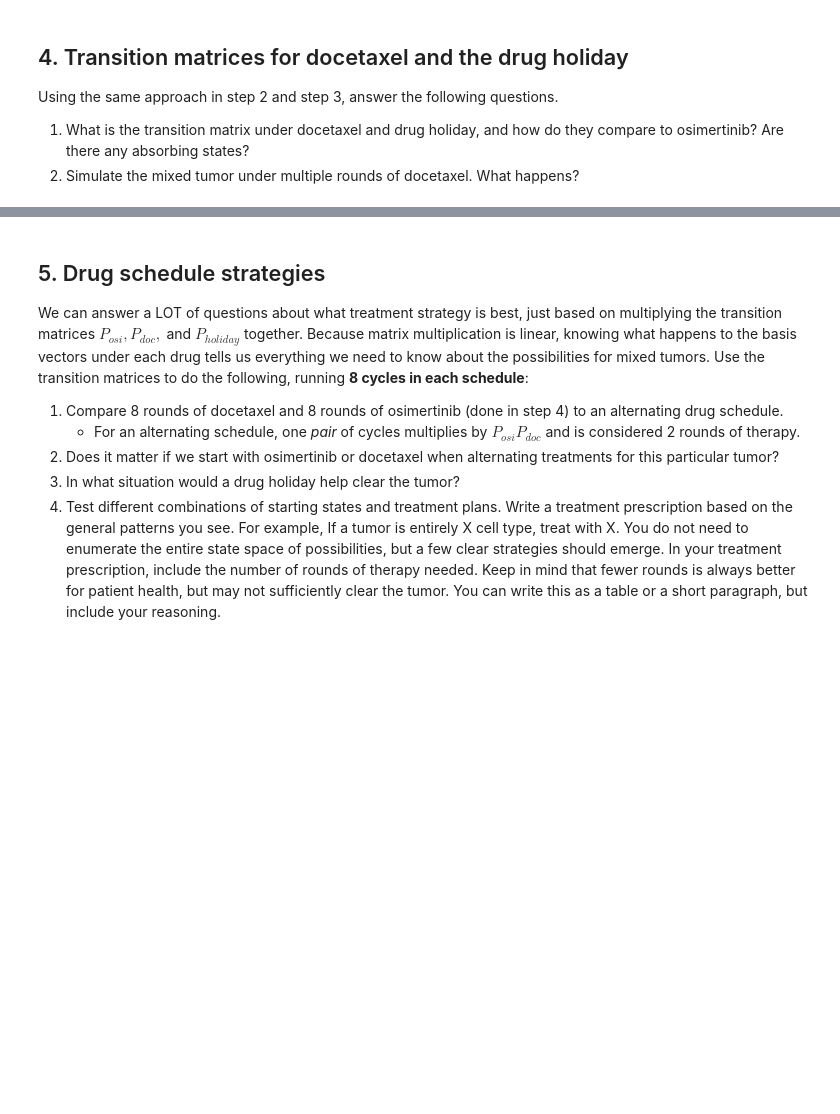
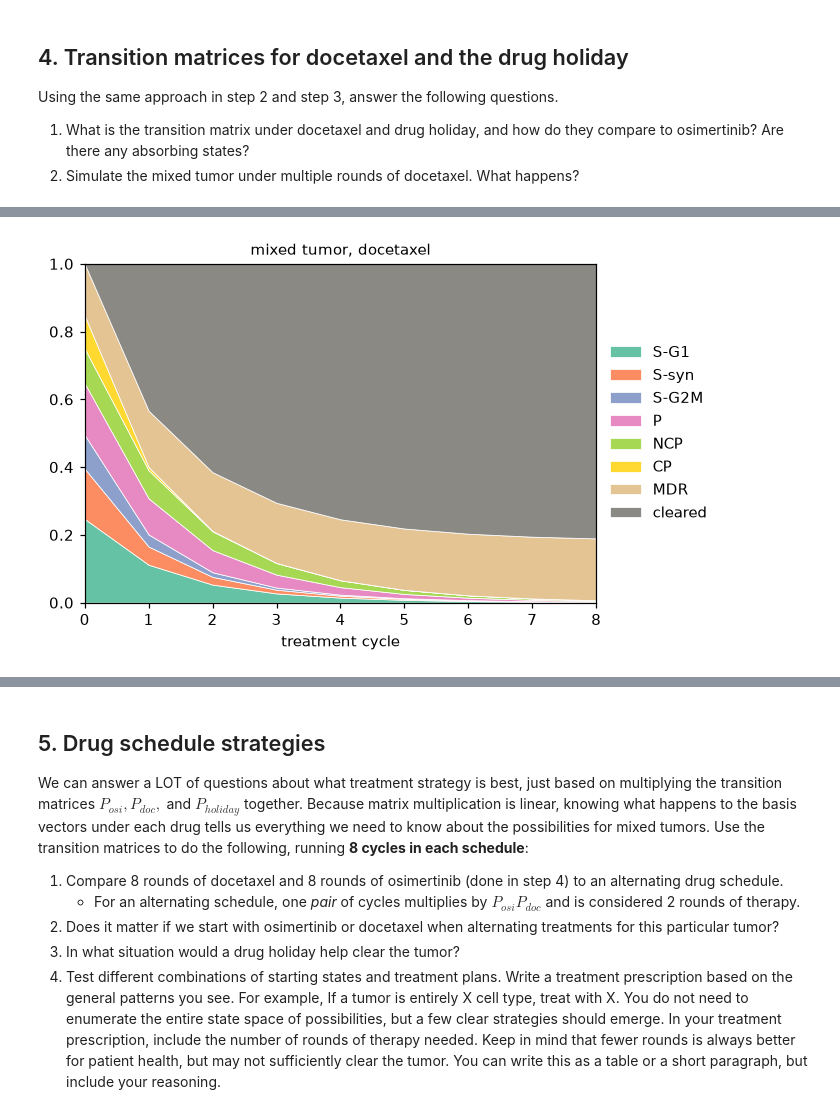
Before and after one commit to merasiaa/UU_F26_templates, a Jupyter notebook: Week10/thursday_lab/Lab09_markov_chain.ipynb, the cells around one changed output, grey strips where cells are left out. Cells and saved outputs as stored; diff of their text form; code cells hidden in the pictures; blank space fills up the shorter version.

```diff
--- a/Week10/thursday_lab/Lab09_markov_chain.ipynb
+++ b/Week10/thursday_lab/Lab09_markov_chain.ipynb
@@ -250,4 +366,14 @@ P_holiday = ...   # TODO
 # %%
 # Simulate the evolution of pi_mix under docetaxel
+
+traj_doc = evolve(pi_mix, P_doc, 8)
+pd.DataFrame(traj_doc, columns=OUTCOMES).round(3)
+
+fig, ax = plt.subplots(figsize=(6, 4))
+plot_trajectory(traj_doc, ax, "mixed tumor, docetaxel")
+ax.legend(loc="center left", bbox_to_anchor=(1, 0.5), frameon=False)
+plt.show()
+# %% [output]
+[figure, added]
 # %% [markdown]
 *Answer questions in markdown here.*
```
Also changed, not shown: parts of 36 cells of this notebook, 1 other file.
